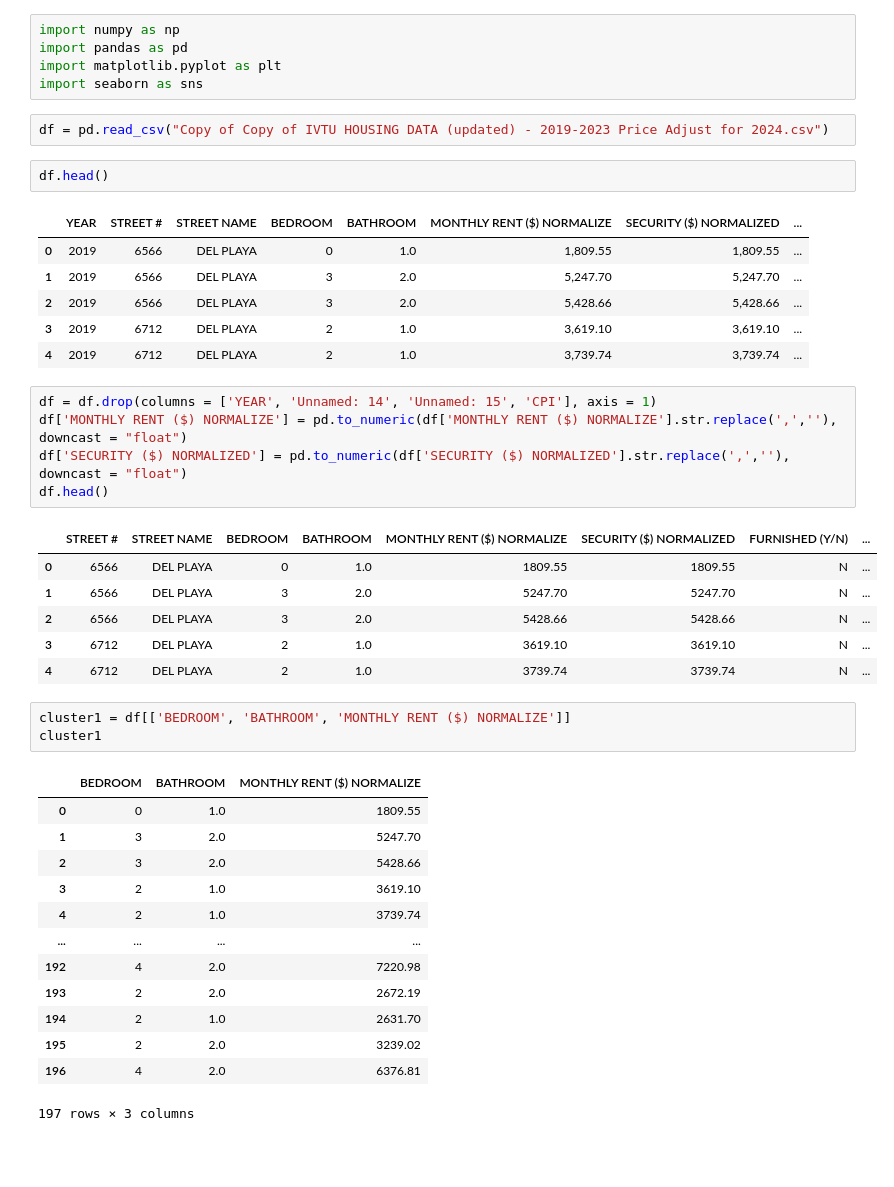
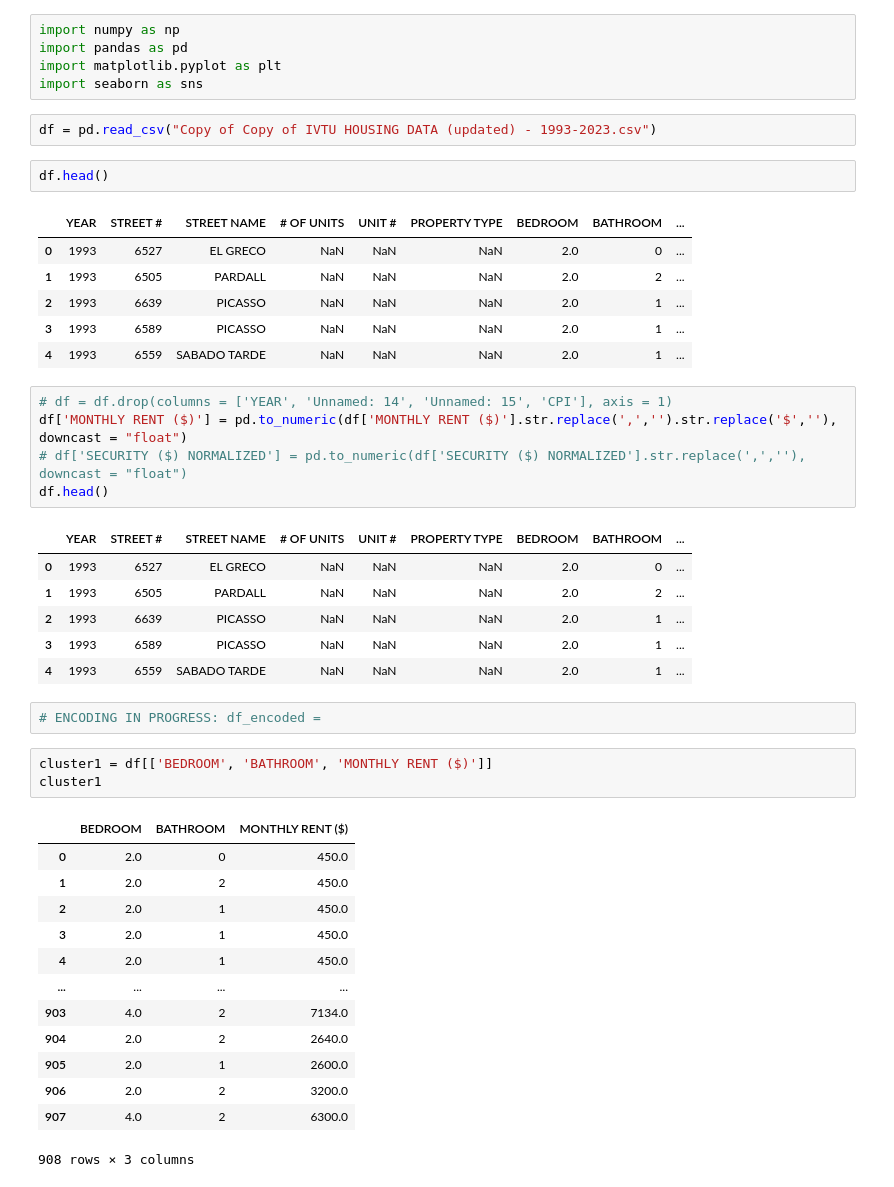
Before and after one commit to F0nor/IV-Housing-Price-Predictor, a Jupyter notebook: IV_Housing_Clustermaps.ipynb, the cells around one changed output. Cells and saved outputs as stored; diff of their text form; blank space fills up the shorter version.

```diff
--- a/IV_Housing_Clustermaps.ipynb
+++ b/IV_Housing_Clustermaps.ipynb
@@ -4,45 +4,47 @@ import pandas as pd
 import matplotlib.pyplot as plt
 import seaborn as sns
 # %%
-df = pd.read_csv("Copy of Copy of IVTU HOUSING DATA (updated) - 2019-2023 Price Adjust for 2024.csv")
+df = pd.read_csv("Copy of Copy of IVTU HOUSING DATA (updated) - 1993-2023.csv")
 # %%
 df.head()
 # %% [output]
-|  | YEAR | STREET # | STREET NAME | BEDROOM | BATHROOM | MONTHLY RENT ($) NORMALIZE | SECURITY ($) NORMALIZED | ... |
-| 0 | 2019 | 6566 | DEL PLAYA | 0 | 1.0 | 1,809.55 | 1,809.55 | ... |
-| 1 | 2019 | 6566 | DEL PLAYA | 3 | 2.0 | 5,247.70 | 5,247.70 | ... |
-| 2 | 2019 | 6566 | DEL PLAYA | 3 | 2.0 | 5,428.66 | 5,428.66 | ... |
-| 3 | 2019 | 6712 | DEL PLAYA | 2 | 1.0 | 3,619.10 | 3,619.10 | ... |
-| 4 | 2019 | 6712 | DEL PLAYA | 2 | 1.0 | 3,739.74 | 3,739.74 | ... |
+|  | YEAR | STREET # | STREET NAME | # OF UNITS | UNIT # | PROPERTY TYPE | BEDROOM | BATHROOM | ... |
+| 0 | 1993 | 6527 | EL GRECO | NaN | NaN | NaN | 2.0 | 0 | ... |
+| 1 | 1993 | 6505 | PARDALL | NaN | NaN | NaN | 2.0 | 2 | ... |
+| 2 | 1993 | 6639 | PICASSO | NaN | NaN | NaN | 2.0 | 1 | ... |
+| 3 | 1993 | 6589 | PICASSO | NaN | NaN | NaN | 2.0 | 1 | ... |
+| 4 | 1993 | 6559 | SABADO TARDE | NaN | NaN | NaN | 2.0 | 1 | ... |
 # %%
-df = df.drop(columns = ['YEAR', 'Unnamed: 14', 'Unnamed: 15', 'CPI'], axis = 1)
-df['MONTHLY RENT ($) NORMALIZE'] = pd.to_numeric(df['MONTHLY RENT ($) NORMALIZE'].str.replace(',',''), downcast = "float")
-df['SECURITY ($) NORMALIZED'] = pd.to_numeric(df['SECURITY ($) NORMALIZED'].str.replace(',',''), downcast = "float")
+# df = df.drop(columns = ['YEAR', 'Unnamed: 14', 'Unnamed: 15', 'CPI'], axis = 1)
+df['MONTHLY RENT ($)'] = pd.to_numeric(df['MONTHLY RENT ($)'].str.replace(',','').str.replace('$',''), downcast = "float")
+# df['SECURITY ($) NORMALIZED'] = pd.to_numeric(df['SECURITY ($) NORMALIZED'].str.replace(',',''), downcast = "float")
 df.head()
 # %% [output]
-|  | STREET # | STREET NAME | BEDROOM | BATHROOM | MONTHLY RENT ($) NORMALIZE | SECURITY ($) NORMALIZED | FURNISHED (Y/N) | ... |
-| 0 | 6566 | DEL PLAYA | 0 | 1.0 | 1809.55 | 1809.55 | N | ... |
-| 1 | 6566 | DEL PLAYA | 3 | 2.0 | 5247.70 | 5247.70 | N | ... |
-| 2 | 6566 | DEL PLAYA | 3 | 2.0 | 5428.66 | 5428.66 | N | ... |
-| 3 | 6712 | DEL PLAYA | 2 | 1.0 | 3619.10 | 3619.10 | N | ... |
-| 4 | 6712 | DEL PLAYA | 2 | 1.0 | 3739.74 | 3739.74 | N | ... |
+|  | YEAR | STREET # | STREET NAME | # OF UNITS | UNIT # | PROPERTY TYPE | BEDROOM | BATHROOM | ... |
+| 0 | 1993 | 6527 | EL GRECO | NaN | NaN | NaN | 2.0 | 0 | ... |
+| 1 | 1993 | 6505 | PARDALL | NaN | NaN | NaN | 2.0 | 2 | ... |
+| 2 | 1993 | 6639 | PICASSO | NaN | NaN | NaN | 2.0 | 1 | ... |
+| 3 | 1993 | 6589 | PICASSO | NaN | NaN | NaN | 2.0 | 1 | ... |
+| 4 | 1993 | 6559 | SABADO TARDE | NaN | NaN | NaN | 2.0 | 1 | ... |
+# %%
+# ENCODING IN PROGRESS: df_encoded =
 # %%
-cluster1 = df[['BEDROOM', 'BATHROOM', 'MONTHLY RENT ($) NORMALIZE']]
+cluster1 = df[['BEDROOM', 'BATHROOM', 'MONTHLY RENT ($)']]
 cluster1
 # %% [output]
-|  | BEDROOM | BATHROOM | MONTHLY RENT ($) NORMALIZE |
-| 0 | 0 | 1.0 | 1809.55 |
-| 1 | 3 | 2.0 | 5247.70 |
-| 2 | 3 | 2.0 | 5428.66 |
-| 3 | 2 | 1.0 | 3619.10 |
-| 4 | 2 | 1.0 | 3739.74 |
+|  | BEDROOM | BATHROOM | MONTHLY RENT ($) |
+| 0 | 2.0 | 0 | 450.0 |
+| 1 | 2.0 | 2 | 450.0 |
+| 2 | 2.0 | 1 | 450.0 |
+| 3 | 2.0 | 1 | 450.0 |
+| 4 | 2.0 | 1 | 450.0 |
 | ... | ... | ... | ... |
-| 192 | 4 | 2.0 | 7220.98 |
-| 193 | 2 | 2.0 | 2672.19 |
-| 194 | 2 | 1.0 | 2631.70 |
-| 195 | 2 | 2.0 | 3239.02 |
-| 196 | 4 | 2.0 | 6376.81 |
+| 903 | 4.0 | 2 | 7134.0 |
+| 904 | 2.0 | 2 | 2640.0 |
+| 905 | 2.0 | 1 | 2600.0 |
+| 906 | 2.0 | 2 | 3200.0 |
+| 907 | 4.0 | 2 | 6300.0 |
-197 rows × 3 columns
+908 rows × 3 columns
 # %%
 cluster1 = cluster1.groupby(['BEDROOM', 'BATHROOM'])
 cluster1.head(10)
```
Also changed, not shown: parts of 10 cells of this notebook.
